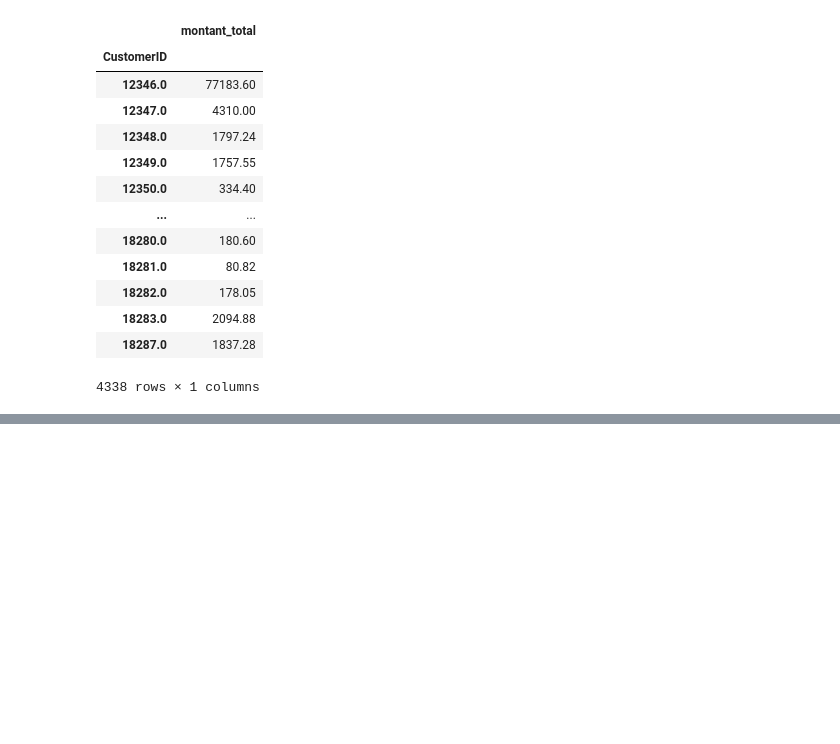
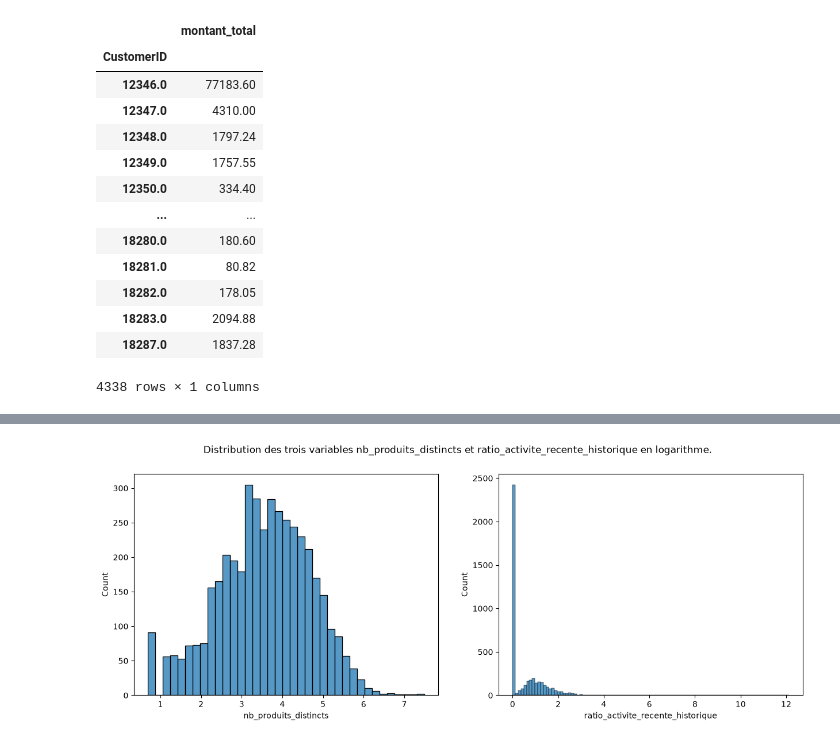
Before and after one commit to fmazur57u/Projet-Kmeans-et-spectral-clustering, a Jupyter notebook: Kmeans_spectral_clustering.ipynb, the cells around one changed output, grey strips where cells are left out. Cells and saved outputs as stored; diff of their text form; code cells hidden in the pictures; blank space fills up the shorter version.

```diff
--- a/Kmeans_spectral_clustering.ipynb
+++ b/Kmeans_spectral_clustering.ipynb
@@ -869,0 +314,8 @@ L’association des deux sélections permet ainsi de représenter :
+# %%
+data_log = data.copy()
+
+
+data_log[data_log.select_dtypes(include="number").columns] = np.log1p(
+    data_log[data_log.select_dtypes(include="number").columns]
+)
+data_log
@@ -869,0 +337,11 @@ L’association des deux sélections permet ainsi de représenter :
+# %%
+fig, ax = plt.subplots(1, 2)
+fig.set_size_inches(15, 5)
+plt.suptitle(
+    "Distribution des trois variables nb_produits_distincts et ratio_activite_recente_historique en logarithme."
+)
+sns.histplot(data_log, x="nb_produits_distincts", ax=ax[0])
+sns.histplot(data_log, x="ratio_activite_recente_historique", ax=ax[1])
+plt.show()
+# %% [output]
+[figure, added]
```
Also changed, not shown: parts of 54 cells of this notebook.
